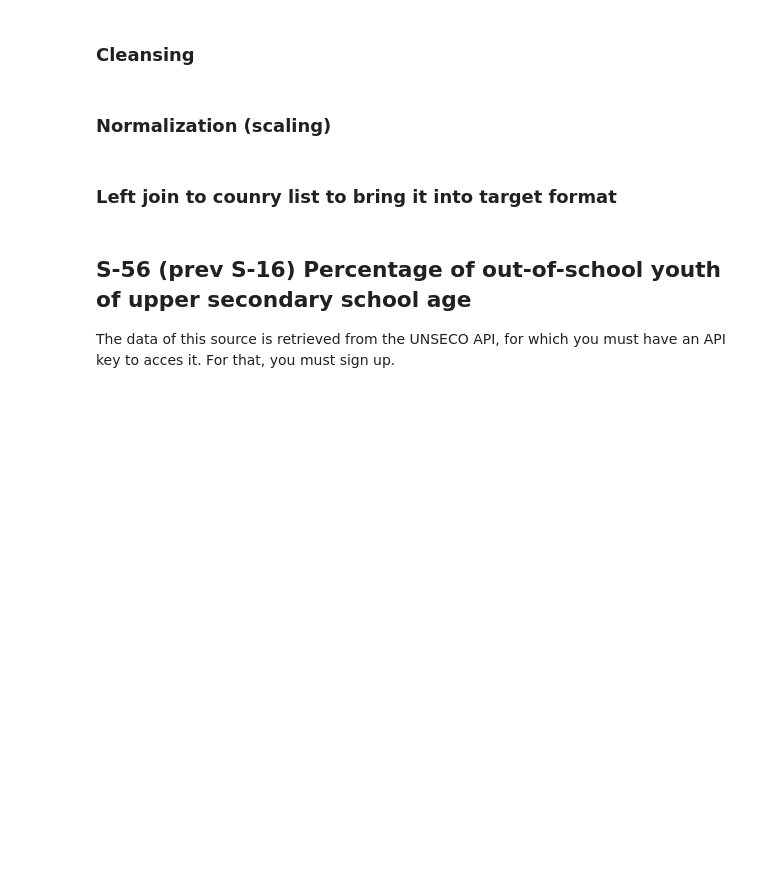
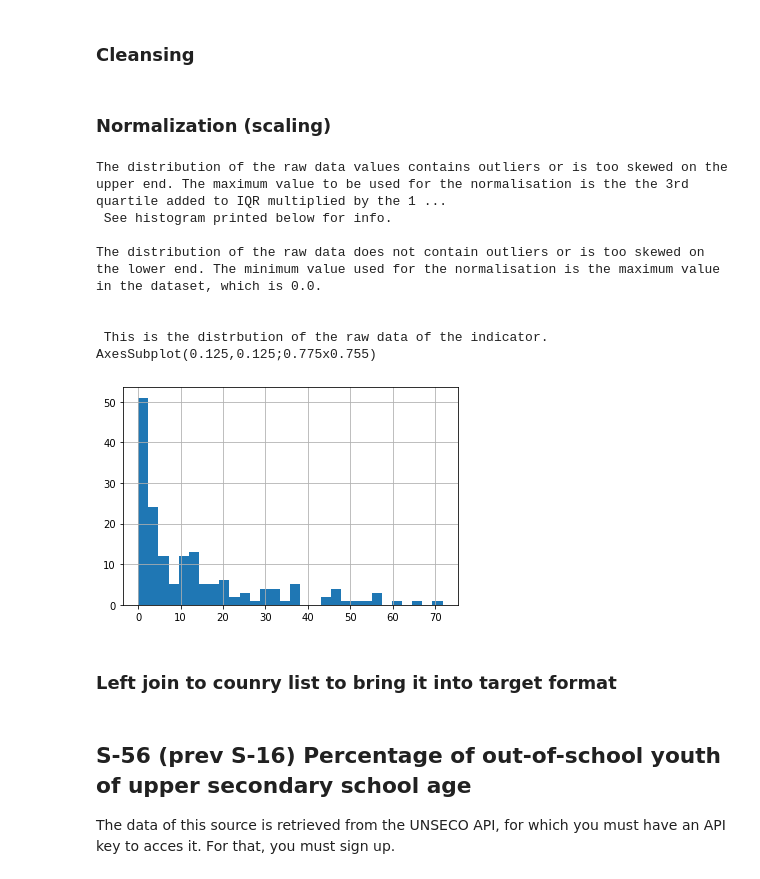
Before and after one commit to m-g-d-c/crba-etl, a Jupyter notebook: main.ipynb, the cells around one changed output. Drawn from its saved outputs; the diff is of its cells as text; code cells hidden in the pictures; blank space fills up the shorter version.

Commit message:
Update main.ipynb
Modify scaler function to inlude the logic of maplecroft when there are outliers in the distribution of indicator raw data.

```diff
--- a/main.ipynb
+++ b/main.ipynb
@@ -251,8 +275,18 @@ s55_cleansed = cleanse_unesco_api_data(
 # %%
 # Scale the raw data and bring the dataframe into long formmat
 s55_scaled = scaler(raw_dataframe = s55_cleansed,
-                   indicator_value = 'OBS_VALUE',
+                   indicator_raw_value = 'OBS_VALUE',
                    inverted = True)
+# %% [output]
+The distribution of the raw data values contains outliers or is too skewed on the upper end. The maximum value to be used for the normalisation is the the 3rd quartile added to IQR multiplied by the 1 ...
+ See histogram printed below for info.
+
+The distribution of the raw data does not contain outliers or is too skewed on the lower end. The minimum value used for the normalisation is the maximum value in the dataset, which is 0.0.
+
+
+ This is the distrbution of the raw data of the indicator.
+AxesSubplot(0.125,0.125;0.775x0.755)
+[figure, added]
 # %% [markdown]
 ### Left join to counry list to bring it into target format
 # %%
```
Also changed, not shown: parts of 10 cells of this notebook.
